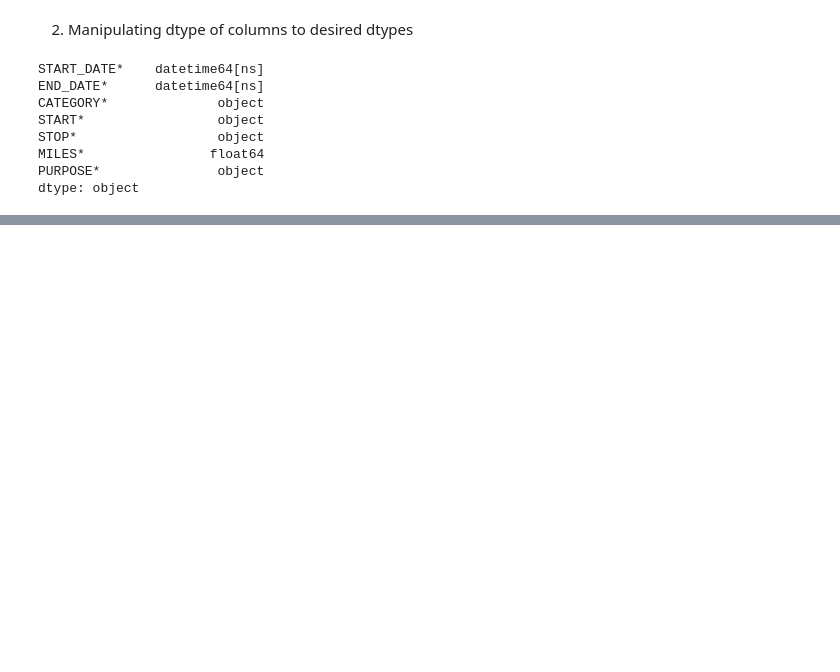
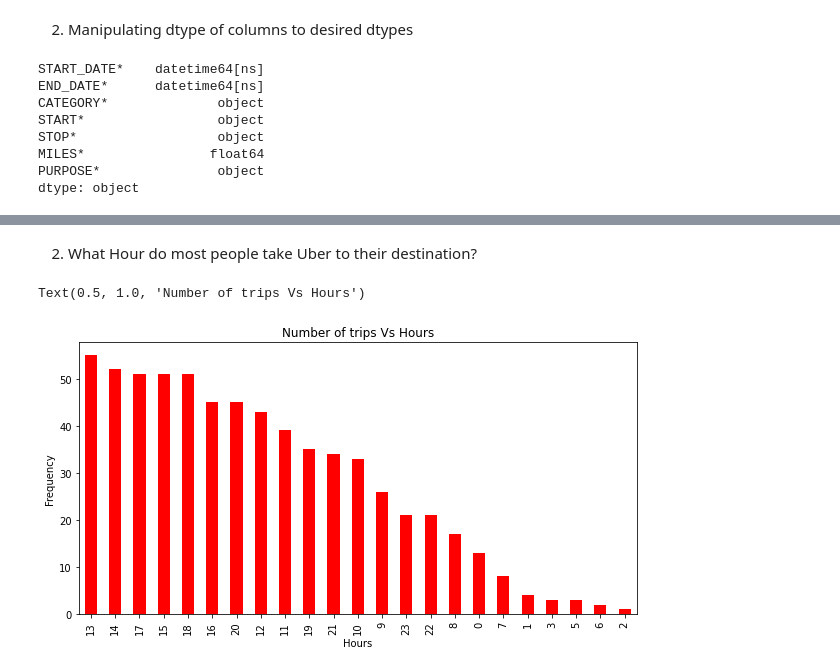
Before and after one commit to Abhi-aka-rup/Data-Scientist, a Jupyter notebook: Project 2 - Uber Data Analysis/ubder-data-analysis.ipynb, the cells around one changed output, grey strips where cells are left out. Saved outputs shown, nothing was run; the diff lists cells and outputs as text; code cells hidden in the pictures; blank space fills up the shorter version.

```diff
--- a/Project 2 - Uber Data Analysis/ubder-data-analysis.ipynb
+++ b/Project 2 - Uber Data Analysis/ubder-data-analysis.ipynb
@@ -64,0 +114,13 @@ data['END_DATE*'] = pd.to_datetime(data['END_DATE*'], format='%m/%d/%Y %H:%M')
+# %% [markdown]
+2. What Hour do most people take Uber to their destination?
+# %%
+# hours = data['START_DATE*'].dt.hour.value_counts()
+hours = data['HOUR'].value_counts()
+hours.plot(kind='bar', color='red', figsize=(10,5))
+
+plt.xlabel('Hours')
+plt.ylabel('Frequency')
+plt.title('Number of trips Vs Hours')
+# %% [output]
+Text(0.5, 1.0, 'Number of trips Vs Hours')
+[figure, added]
```
Also changed, not shown: parts of 7 cells of this notebook.
